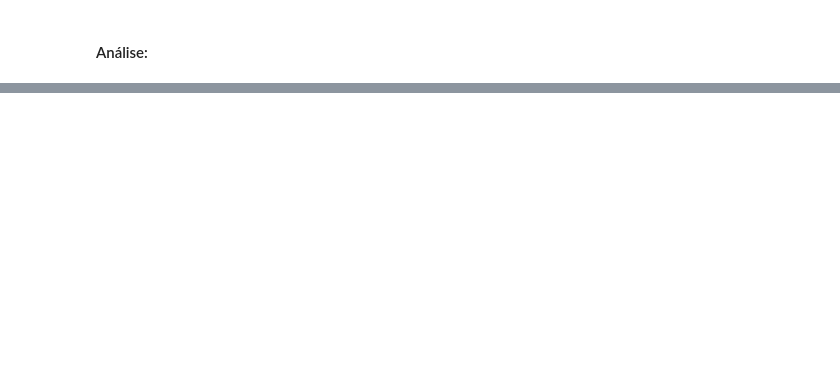
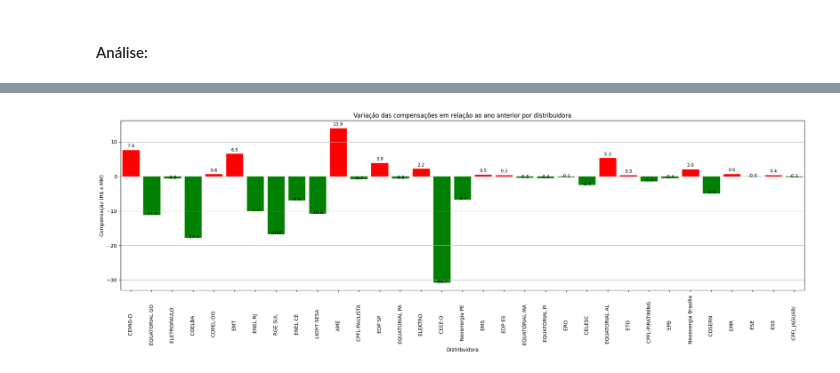
Before and after one commit to isabellacalfa/analise-distribuidoras-energia, a Jupyter notebook: notebook-analises.ipynb, the cells around one changed output, grey strips where cells are left out. Cells and saved outputs as stored; diff of their text form; code cells hidden in the pictures; blank space fills up the shorter version.

```diff
--- a/notebook-analises.ipynb
+++ b/notebook-analises.ipynb
@@ -59,6 +76,11 @@ agentes = "64250fc9-4f7a-4d97-b0d4-3c090e005e1c"
 # %%
 # Visualizção do Dataframe:
 pd.set_option('display.max_colwidth', None)
+# %%
+# Salvamento de imagens:
+PROJECT_ROOT_DIR = "."
+IMAGES_PATH = os.path.join(PROJECT_ROOT_DIR, "graficos")
+os.makedirs(IMAGES_PATH, exist_ok=True)
 # %%
 # Coletar dados na URL da ANEEL:
 def coletar_dados_api(resource_id):
@@ -294,0 +380,36 @@ dfCompT.groupby(by=['SIGINDICADOR','DSCINDICADOR']).count()
+# %%
+# ! Variação das distribuidoras entre 2024 e 2025:
+## Montagem do novo dataframe:
+dfGraph = pd.merge(dfCompT[(dfCompT['ANOINDICE'] == 2025) & (dfCompT['INDICADOR'] == 'DINHEIRO') & (dfCompT['NUMPERIODOINDICE'] <= 6 )][['SIGAGENTE','VLRINDICEENVIADO']].groupby(by='SIGAGENTE')['VLRINDICEENVIADO'].sum().reset_index(),
+                    dfCompT[(dfCompT['ANOINDICE'] == 2024) & (dfCompT['INDICADOR'] == 'DINHEIRO') & (dfCompT['NUMPERIODOINDICE'] <= 6 )][['SIGAGENTE','VLRINDICEENVIADO']].groupby(by='SIGAGENTE')['VLRINDICEENVIADO'].sum().reset_index(),
+                    how = 'left',
+                    on = 'SIGAGENTE')
+dfGraph = dfGraph.rename(columns={'VLRINDICEENVIADO_x':'VALOR_2025', 'VLRINDICEENVIADO_y':'VALOR_2024'})
+dfGraph['DELTA'] = dfGraph['VALOR_2025'] - dfGraph['VALOR_2024']
+dfGraph['DELTA_MM'] = dfGraph['DELTA']/1000000
+
+# Gráfico:
+plt.subplots(figsize=(20,7))
+plt.grid()
+# Ajustes de gráficos
+ax=sns.barplot(x="SIGAGENTE", y="DELTA_MM", data=dfGraph,color="black", order=dfGraph.sort_values('VALOR_2025', ascending=False)['SIGAGENTE'])
+ax.set(xlabel='Distribuidora', ylabel='Compensação (R$ x MM)', title='Variação das compensações em relação ao ano anterior por distribuidora')
+plt.xticks(rotation=90)
+# Plotar rótulos:
+for i, bar in enumerate(ax.patches):
+    valor = bar.get_height()
+    x_pos = bar.get_x() + bar.get_width() / 2
+    if valor >= 0:
+        y_pos = valor + 0.5
+        bar.set_color('red')  # Positivos em vermelho
+    else:
+        y_pos = valor - 0.5
+        bar.set_color('green')  # Negativos em verde
+
+    ax.text(x_pos, y_pos, f'{valor:.1f}', ha='center', va='bottom', fontsize=9)
+
+# Salvando a imagem:
+plt.tight_layout()
+plt.savefig(os.path.join(IMAGES_PATH, 'compensacao-ranking-2025-variacao-2024.png'))
+# %% [output]
+[figure, added]
```
Also changed, not shown: parts of 19 cells of this notebook, 14 other files.
